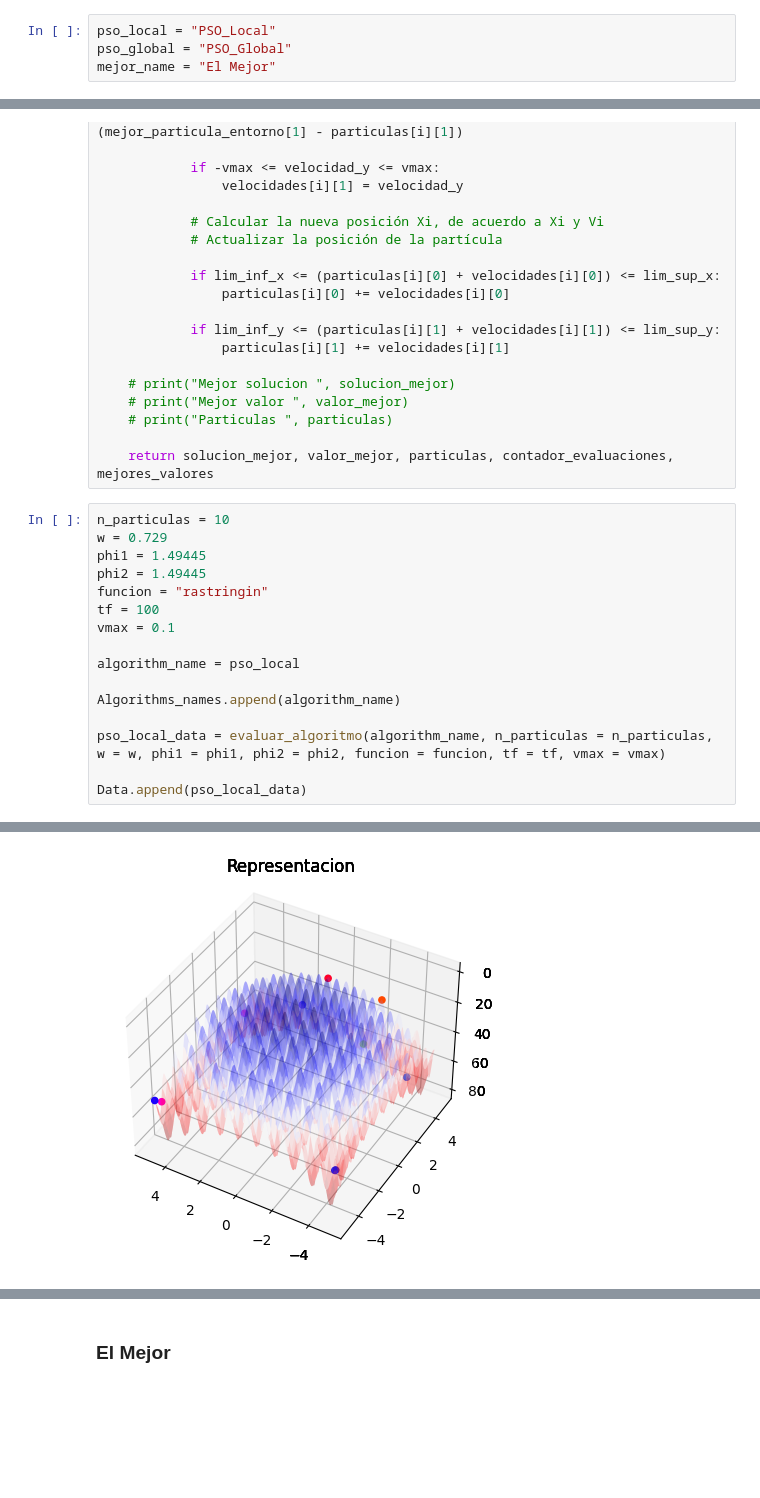
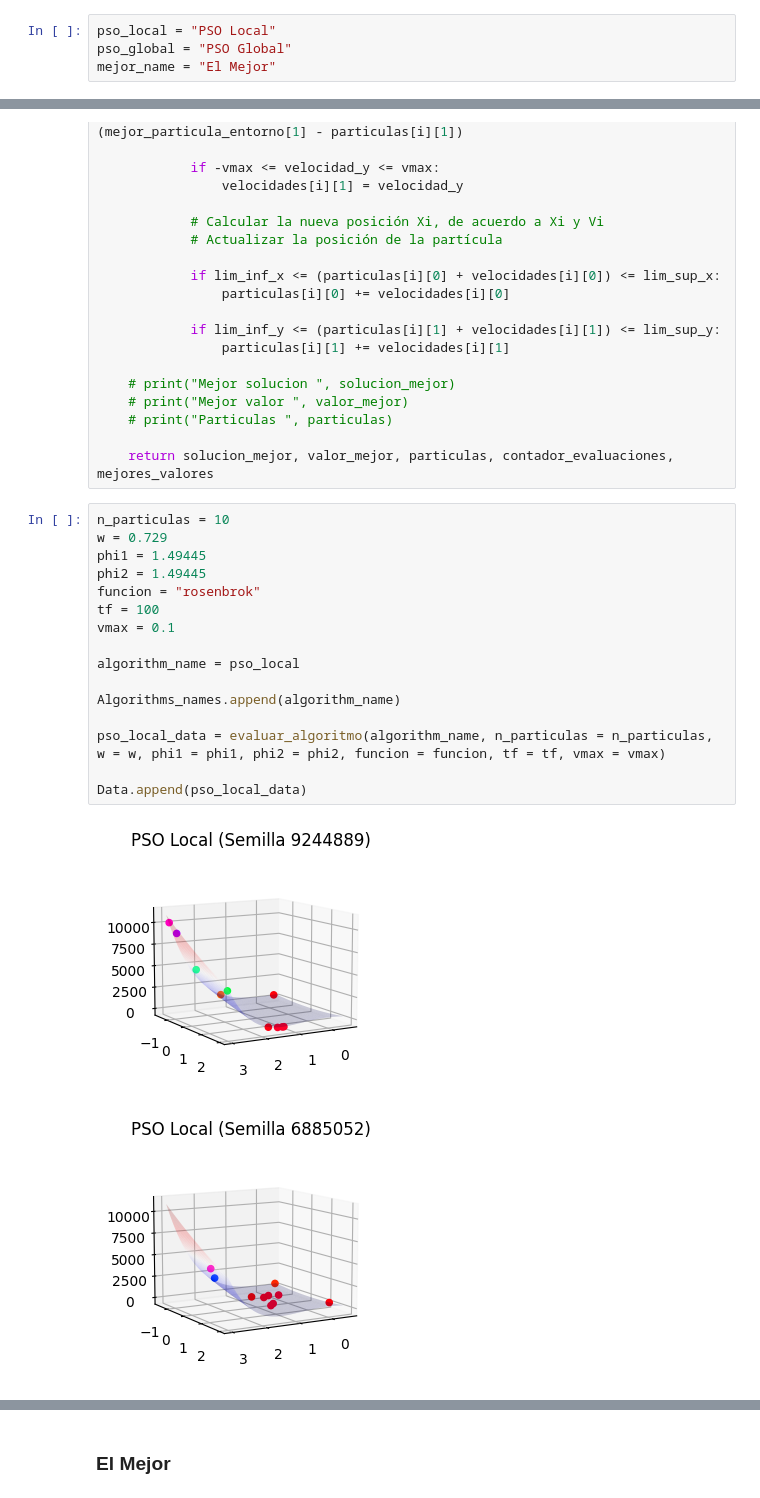
Before and after one commit to GrunCrow/Optimization_Solar_Plant, a Jupyter notebook: 2_Particle_Clouds/2_particle_clouds._notebook.ipynb, the cells around one changed output, grey strips where cells are left out. Drawn from its saved outputs; the diff is of its cells as text; blank space fills up the shorter version.

Commit message:
2_particle_clouds v_3 PSO Global Improved

```diff
--- a/2_Particle_Clouds/2_particle_clouds._notebook.ipynb
+++ b/2_Particle_Clouds/2_particle_clouds._notebook.ipynb
@@ -37,4 +59,4 @@ semillas = [semilla_1, semilla_2, semilla_3, semilla_4, semilla_5]
 # %%
-pso_local = "PSO_Local"
-pso_global = "PSO_Global"
+pso_local = "PSO Local"
+pso_global = "PSO Global"
 mejor_name = "El Mejor"
@@ -447,17 +474,19 @@ def pso_busqueda_local(n_particulas = 10, w = 0.729, phi1 = 1.49445, phi2 = 1.49
 # %%
 n_particulas = 10
 w = 0.729
 phi1 = 1.49445
 phi2 = 1.49445
-funcion = "rastringin"
+funcion = "rosenbrok"
 tf = 100
 vmax = 0.1
 
 algorithm_name = pso_local
 
 Algorithms_names.append(algorithm_name)
 
 pso_local_data = evaluar_algoritmo(algorithm_name, n_particulas = n_particulas, w = w, phi1 = phi1, phi2 = phi2, funcion = funcion, tf = tf, vmax = vmax)
 
 Data.append(pso_local_data)
 # %% [output]
+[figure, new version]
+[figure, added]
@@ -475 +506,0 @@ Ev. Medias Mejor        10
-[figure, old version]
```
Also changed, not shown: parts of 35 cells of this notebook.
